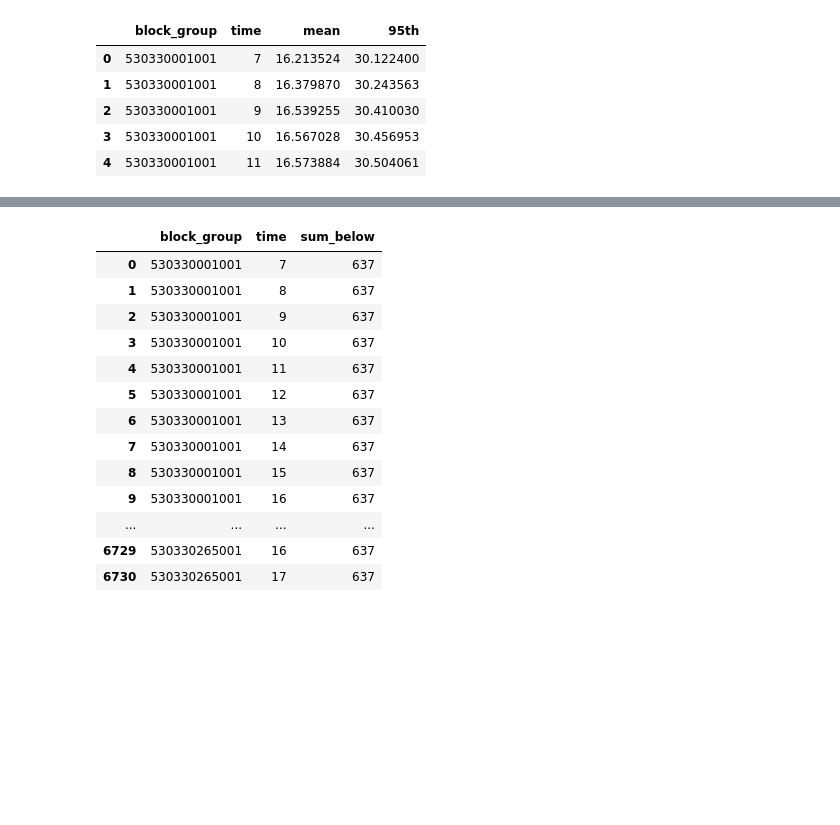
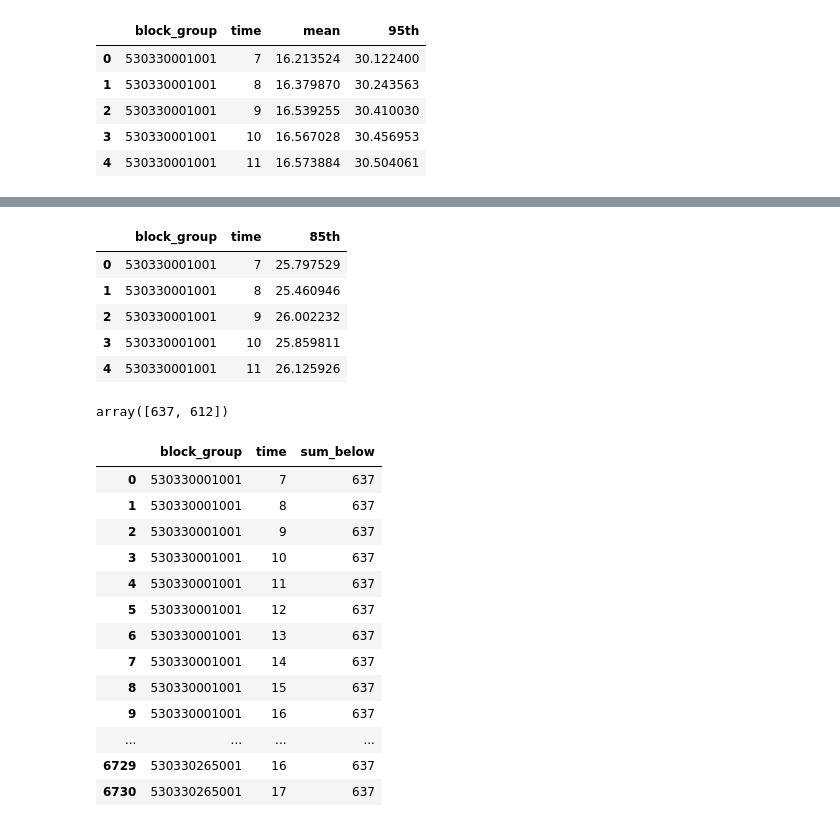
Before and after one commit to monolyst/Seattle-Mobility-Index, a Jupyter notebook: seamo/rel_calculator.ipynb, the cells around one changed output, grey strips where cells are left out. Saved outputs shown, nothing was run; the diff lists cells and outputs as text; code cells hidden in the pictures; blank space fills up the shorter version.

```diff
--- a/seamo/rel_calculator.ipynb
+++ b/seamo/rel_calculator.ipynb
@@ -118,12 +128,25 @@ sim_data.head()
 #Calculate 85th percentile of trips at every hour for each blockgroup
 q85 = sim_data.groupby(['block_group', 'time'])['simulated_traffic_time'].quantile(0.85)
 q85_df = q85.to_frame('85th').reset_index()
+# %%
+q85_df.head()
+# %% [output]
+|  | block_group | time | 85th |
+| 0 | 530330001001 | 7 | 25.797529 |
+| 1 | 530330001001 | 8 | 25.460946 |
+| 2 | 530330001001 | 9 | 26.002232 |
+| 3 | 530330001001 | 10 | 25.859811 |
+| 4 | 530330001001 | 11 | 26.125926 |
 # %%
 #merge together to create dataframe
 df_q85th_index = sim_data.merge(q85_df, on=['block_group', 'time'])
 
 #count the number of trips under 85th percentile per hour per blockgroup
 a = df_q85th_index[df_q85th_index['simulated_traffic_time'] < df_q85th_index['85th']].groupby(['block_group', 'time'])['simulated_traffic_time'].count()
+# %%
+a.unique()
+# %% [output]
+array([637, 612])
 # %%
 # df_q85th_index['below_threshold'] = df_q85th_index['85th'] - df_q85th_index['simulated_traffic_time']
 # df_q85th_index = df_q85th_index.groupby(['block_group', 'time'])['below_threshold'].apply(lambda x: x.lt(0).sum())
```
Also changed, not shown: parts of 2 cells of this notebook, 1 other file.
